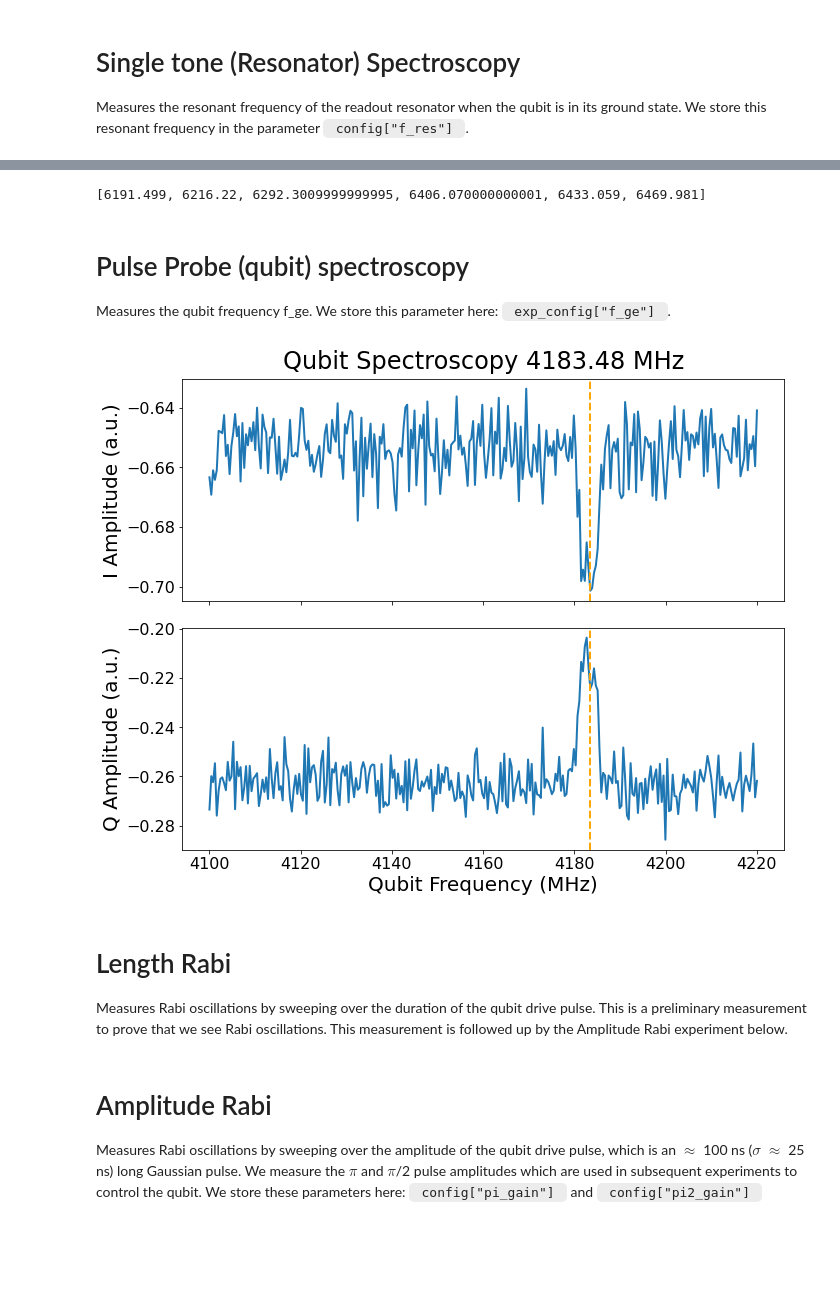
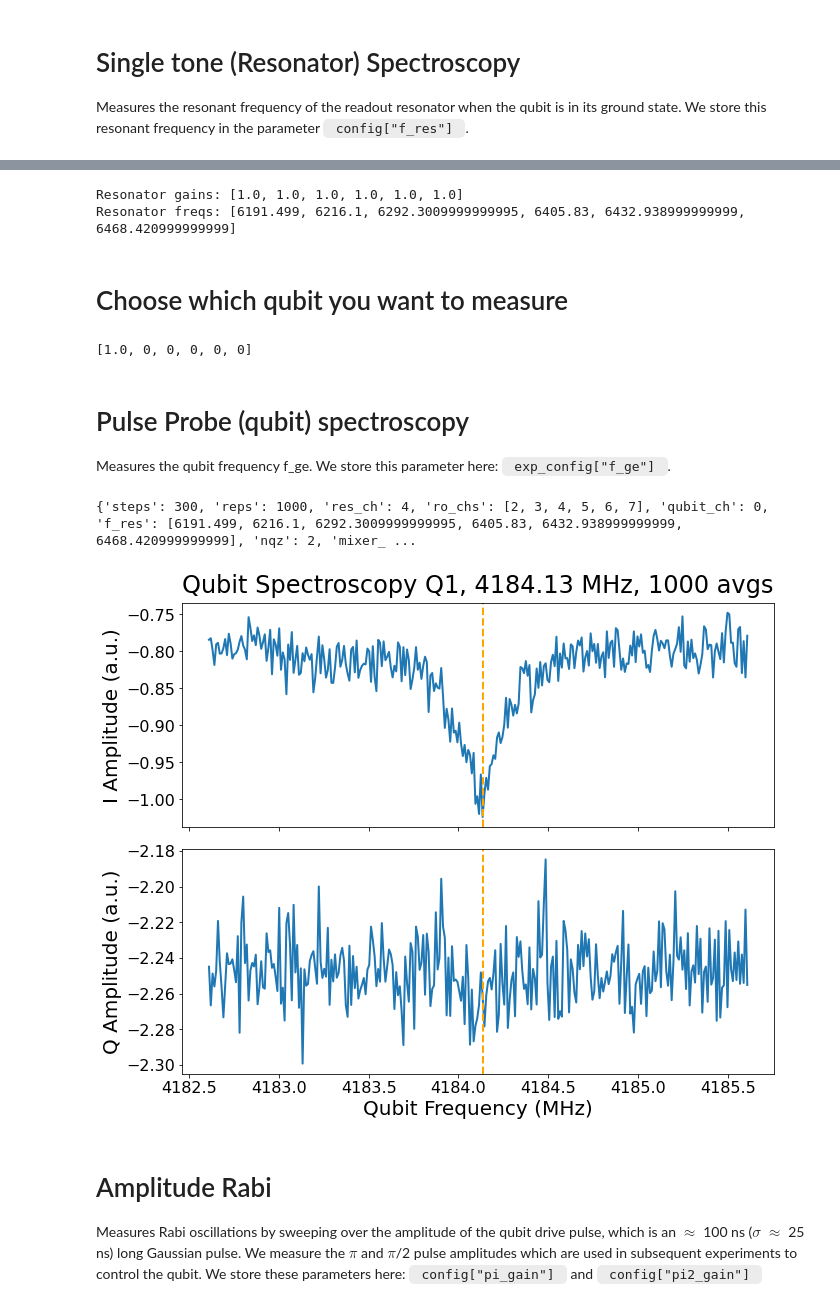
Before and after one commit to sarafs1926/tprocv2_demos, a Jupyter notebook: qick_demos_tprocv2/02_qubit_demos_6transmon_mux.ipynb, the cells around one changed output, grey strips where cells are left out. Cells and saved outputs as stored; diff of their text form; code cells hidden in the pictures; blank space fills up the shorter version.

Commit message:
rabi, t1 and ssf checkpoint

```diff
--- a/qick_demos_tprocv2/02_qubit_demos_6transmon_mux.ipynb
+++ b/qick_demos_tprocv2/02_qubit_demos_6transmon_mux.ipynb
@@ -181,7 +180,7 @@ class SingleToneSpectroscopyProgram(AveragerProgramV2):
 
 fcenter = np.array([6191.519, 6216, 6292.321, 6405.85, 6432.959, 6468.441,])
 # %%
-expt_cfg={"start":-3.5, "step":0.12, "expts":101, "reps":100, "rounds": 1,}
+expt_cfg={"start":-3.5, "step":0.12, "expts":101, "reps":50, "rounds": 1,}
 fpts=expt_cfg["start"] + expt_cfg["step"]*np.arange(expt_cfg["expts"])
 
 config = {
@@ -192,8 +191,9 @@ config = {
     ## Resonator Pulse Params. ##
     'mixer_freq': 6000,
     'res_len': 4.0, # [us]
-    'res_gain': [0.3]*6,
-#     'res_gain': [0,0,1.0,0,0,0],
+#     'res_gain': [0.3] * 5 + [0.5],
+    'res_gain': [1.0] * 5 + [1.0],
+
     'res_phase': [0.0]*6,
     ## Readout Params. ##
     'ro_phase': [0.0]*6,
@@ -274,8 +267,10 @@ plt.tight_layout()
 # %%
-#Found with the VNA = np.array([6191.519, 6216, 6292.321, 6405.85, 6432.959, 6468.441,])
-#Found with the QICK
-res_freqs
+res_gains = config["res_gain"]
+print("Resonator gains:", res_gains)
+print("Resonator freqs:", res_freqs)
+#Freqs with the VNA = np.array([6191.519, 6216, 6292.321, 6405.85, 6432.959, 6468.441,])
 # %% [output]
-[6191.499, 6216.22, 6292.3009999999995, 6406.070000000001, 6433.059, 6469.981]
+Resonator gains: [1.0, 1.0, 1.0, 1.0, 1.0, 1.0]
+Resonator freqs: [6191.499, 6216.1, 6292.3009999999995, 6405.83, 6432.938999999999, 6468.420999999999]
 # %%
 #plt.savefig("6res_50avg.png", dpi=300);
@@ -284,3 +277,18 @@ res_freqs
+# %% [markdown]
+# Choose which qubit you want to measure
+# %%
+QubitIndex= 0 #Index 0 means qubit 1
+
+def zero_out_except(lst, index):
+  for i in range(len(lst)):
+    if i != index:
+      lst[i] = 0
+
+# Zero the gains of all the resonators besides the one corresponding to the qubit you want to measure
+zero_out_except(res_gains,QubitIndex)
+print(res_gains)
+# %% [output]
+[1.0, 0, 0, 0, 0, 0]
 # %% [markdown]
 # Pulse Probe (qubit) spectroscopy
 
@@ -323,14 +331,18 @@ class PulseProbeSpectroscopyProgram(AveragerProgramV2):
         self.pulse(ch=cfg['res_ch'], name="res_pulse", t=0)
         self.trigger(ros=cfg['ro_chs'], pins=[0], t=cfg['trig_time'])
 # %%
-QubitIndex= 0
-START_FREQ = [4100, 0, 0, 0, 0, 0] # [MHz]
-STOP_FREQ = [4220, 0, 0, 0, 0, 0] # [MHz]
+# VNA_qubit = np.array([4156.11, 3811.09, 4134.99, 4389.83, 4440.34, 4970.2,])
+VNA_qubit = np.array([4184.11, 3811.09, 4134.99, 4389.83, 4440.34, 4970.2,])
+
+SPAN = 3
+START_FREQ = list(VNA_qubit-SPAN/2) # [MHz]
+STOP_FREQ = list(VNA_qubit+SPAN/2) # [MHz]
 STEPS = 300
 
 config = {
     ## Sweep Params: ##
     'steps': STEPS, # Number of sweep points
+    'reps': 1000,
 
     ## Channel Params. ##
     'res_ch': MIXMUXGEN_CH,
@@ -342,8 +354,10 @@ config = {
     'nqz': 2,
     'mixer_freq': 6000,
     'res_len': 4.0, # [us]
-    'res_gain': [0.3,0,0,0,0,0],
-#     'res_gain': [0,0,1.0,0,0,0],
+#     'res_gain': res_gains,
+    'res_gain': [1.0] + 5*[0],
+#     'res_gain': [1.0]*6,
+
     'res_phase': [0.0]*6,
 
     ## Readout Params. ##
@@ -354,46 +368,49 @@ config = {
     ## Qubit Params. ##
     'f_ge': QickSweep1D('freqloop', START_FREQ[QubitIndex], STOP_FREQ[QubitIndex]), # [MHz]
     "probe_len": 15, # [us]
-    "qubit_gain": 0.1, #0.05 # [DAC units]
+    "qubit_gain": 0.025, #0.05 # [DAC units]
      }
 
-qspec=PulseProbeSpectroscopyProgram(soccfg, reps=5000, final_delay= 0.5, cfg=config)
+print(config)
+qspec=PulseProbeSpectroscopyProgram(soccfg, reps=config['reps'], final_delay= 0.5, cfg=config)
 
 iq_list = qspec.acquire(soc, soft_avgs=1, progress=True)
 freqs = qspec.get_pulse_param('qubit_pulse', "freq", as_array=True)
+# %% [output]
+{'steps': 300, 'reps': 1000, 'res_ch': 4, 'ro_chs': [2, 3, 4, 5, 6, 7], 'qubit_ch': 0, 'f_res': [6191.499, 6216.1, 6292.3009999999995, 6405.83, 6432.938999999999, 6468.420999999999], 'nqz': 2, 'mixer_ ...
 # %%
 fig, (ax1, ax2) = plt.subplots(2, 1, figsize=(10, 8), sharex=True)
 plt.rcParams.update({'font.size': 18})  # Set base font size
 
 I = iq_list[0][0, :, 0]
 Q = iq_list[0][0, :, 1]
 
 freq_q = freqs[np.argmin(I)]
 
 # I subplot
 ax1.plot(freqs, I, label="I", linewidth=2)
 ax1.set_ylabel("I Amplitude (a.u.)", fontsize=20)
 ax1.tick_params(axis='both', which='major', labelsize=16)
 ax1.axvline(freq_q, color='orange', linestyle='--', linewidth=2)
 
 # Q subplot
 ax2.plot(freqs, Q, label="Q", linewidth=2)
 ax2.set_xlabel("Qubit Frequency (MHz)", fontsize=20)
 ax2.set_ylabel("Q Amplitude (a.u.)", fontsize=20)
 ax2.tick_params(axis='both', which='major', labelsize=16)
 ax2.axvline(freq_q, color='orange', linestyle='--', linewidth=2)
 
 # Adjust spacing
 plt.tight_layout()
 
 # Calculate the middle of the plot area
 plot_middle = (ax1.get_position().x0 + ax1.get_position().x1) / 2
 
 # Add title, centered on the plot area
-fig.text(plot_middle, 0.98, "Qubit Spectroscopy %.2f MHz" %freq_q, fontsize=24, ha='center', va='top')
+fig.text(plot_middle, 0.98, f"Qubit Spectroscopy Q{QubitIndex+1}, %.2f MHz" %freq_q + f", {config['reps']} avgs", fontsize=24, ha='center', va='top')
 
 # Adjust the top margin to make room for the title
 plt.subplots_adjust(top=0.93)
 # %% [output]
-[figure, old version]
+[figure, new version]
 # %%
@@ -401,5 +418 @@ qubit_freqs = [4183.48, 0, 0, 0,0,0]# 3102.79 - 0.066, 0, 0, 0]
 # fcenter qubit = np.array([4156.11, 3811.09, 4134.99, 4389.83, 4440.34, 4970.2,])
-# %% [markdown]
-# Length Rabi
-
-Measures Rabi oscillations by sweeping over the duration of the qubit drive pulse. This is a preliminary measurement to prove that we see Rabi oscillations. This measurement is followed up by the Amplitude Rabi experiment below.
```
Also changed, not shown: parts of 61 cells of this notebook.
